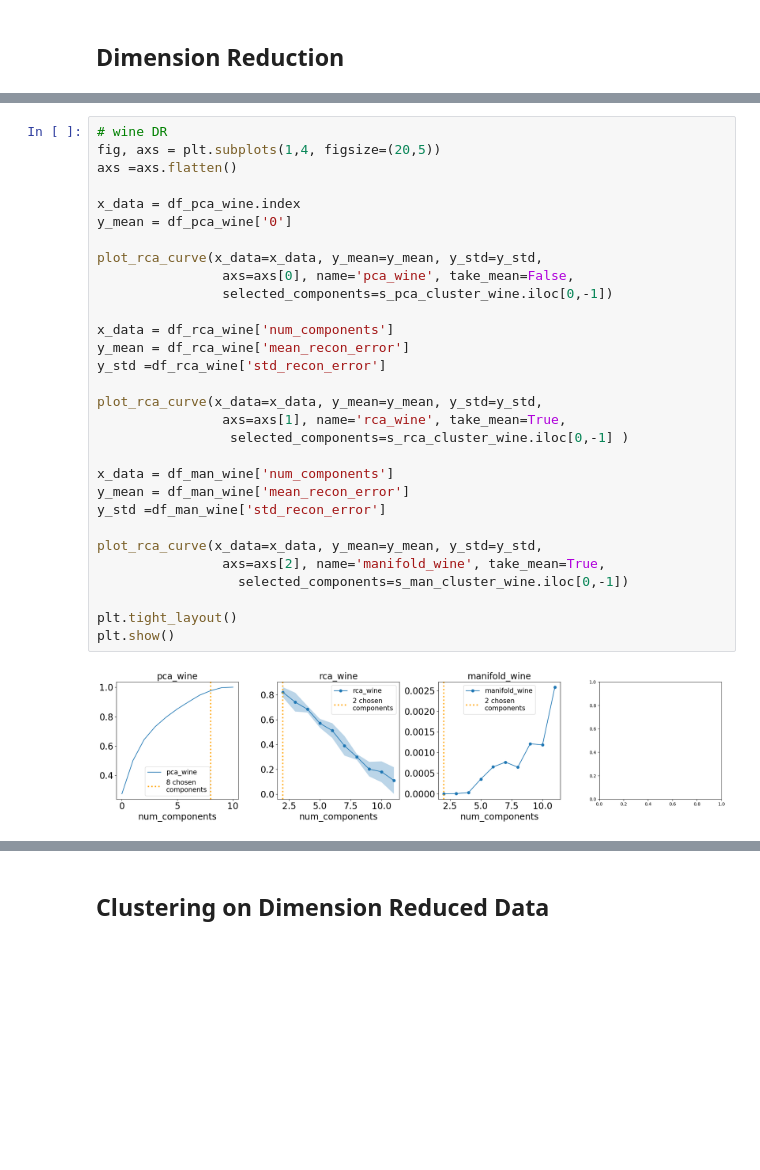
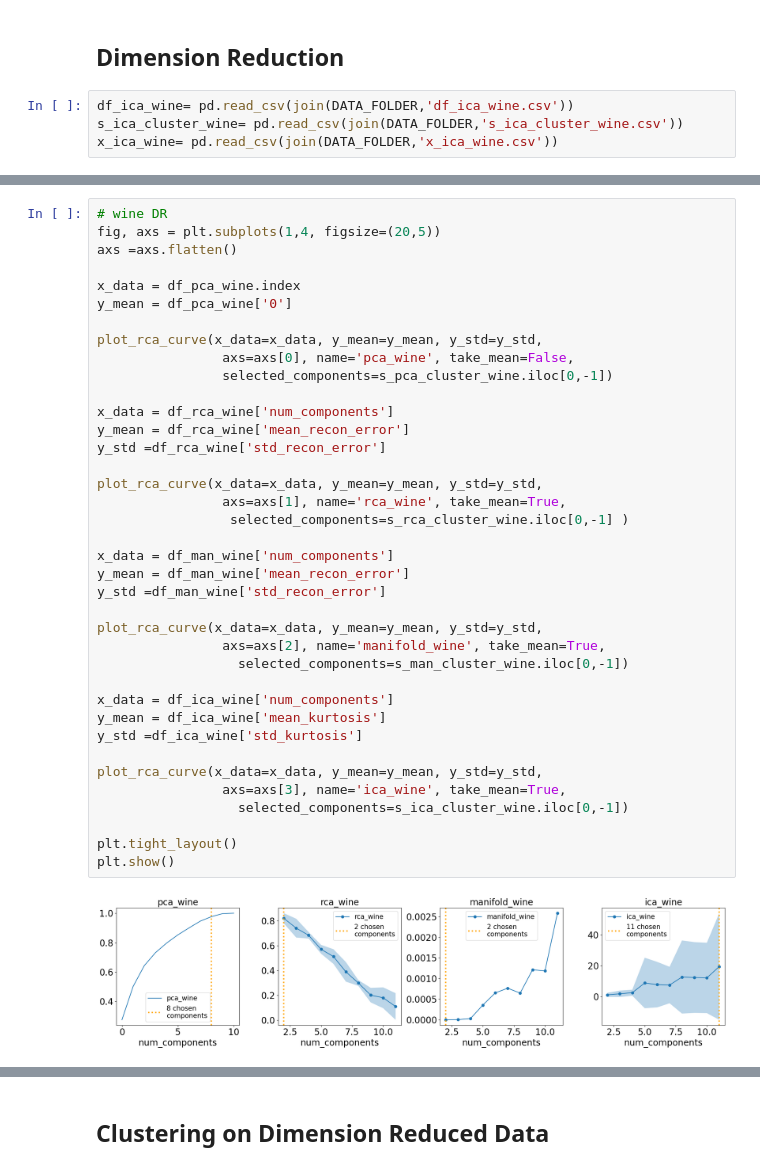
Before and after one commit to lboadi2/machine_learning, a Jupyter notebook: 3_unsupervised_learning/visuals.ipynb, the cells around one changed output, grey strips where cells are left out. Cells and saved outputs as stored; diff of their text form; blank space fills up the shorter version.

Commit message:
more visuals

```diff
--- a/3_unsupervised_learning/visuals.ipynb
+++ b/3_unsupervised_learning/visuals.ipynb
@@ -486,3 +489,7 @@ plt.show()
 [figure]
 # %% [markdown]
 ## Dimension Reduction
+# %%
+df_ica_wine= pd.read_csv(join(DATA_FOLDER,'df_ica_wine.csv'))
+s_ica_cluster_wine= pd.read_csv(join(DATA_FOLDER,'s_ica_cluster_wine.csv'))
+x_ica_wine= pd.read_csv(join(DATA_FOLDER,'x_ica_wine.csv'))
@@ -490,34 +503,42 @@ plt.show()
 # wine DR
 fig, axs = plt.subplots(1,4, figsize=(20,5))
 axs =axs.flatten()
 
 x_data = df_pca_wine.index
 y_mean = df_pca_wine['0']
 
 plot_rca_curve(x_data=x_data, y_mean=y_mean, y_std=y_std,
                 axs=axs[0], name='pca_wine', take_mean=False,
                 selected_components=s_pca_cluster_wine.iloc[0,-1])
 
 x_data = df_rca_wine['num_components']
 y_mean = df_rca_wine['mean_recon_error']
 y_std =df_rca_wine['std_recon_error']
 
 plot_rca_curve(x_data=x_data, y_mean=y_mean, y_std=y_std,
                 axs=axs[1], name='rca_wine', take_mean=True,
                  selected_components=s_rca_cluster_wine.iloc[0,-1] )
 
 x_data = df_man_wine['num_components']
 y_mean = df_man_wine['mean_recon_error']
 y_std =df_man_wine['std_recon_error']
 
 plot_rca_curve(x_data=x_data, y_mean=y_mean, y_std=y_std,
                 axs=axs[2], name='manifold_wine', take_mean=True,
                   selected_components=s_man_cluster_wine.iloc[0,-1])
 
+x_data = df_ica_wine['num_components']
+y_mean = df_ica_wine['mean_kurtosis']
+y_std =df_ica_wine['std_kurtosis']
+
+plot_rca_curve(x_data=x_data, y_mean=y_mean, y_std=y_std,
+                axs=axs[3], name='ica_wine', take_mean=True,
+                  selected_components=s_ica_cluster_wine.iloc[0,-1])
+
 plt.tight_layout()
 plt.show()
 # %% [output]
-[figure, old version]
+[figure, new version]
 # %%
 # wine DR
 fig, axs = plt.subplots(1,4, figsize=(20,5))
```
Also changed, not shown: parts of 5 cells of this notebook.
